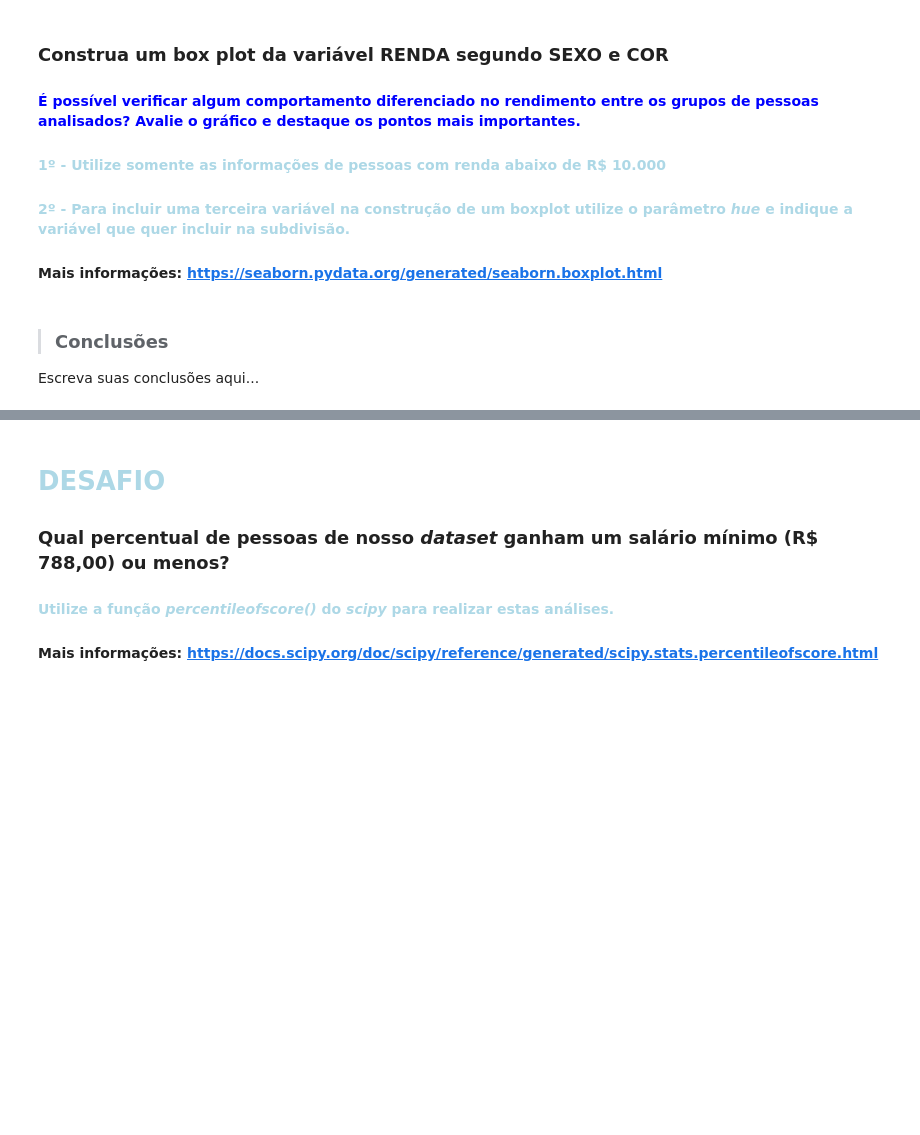
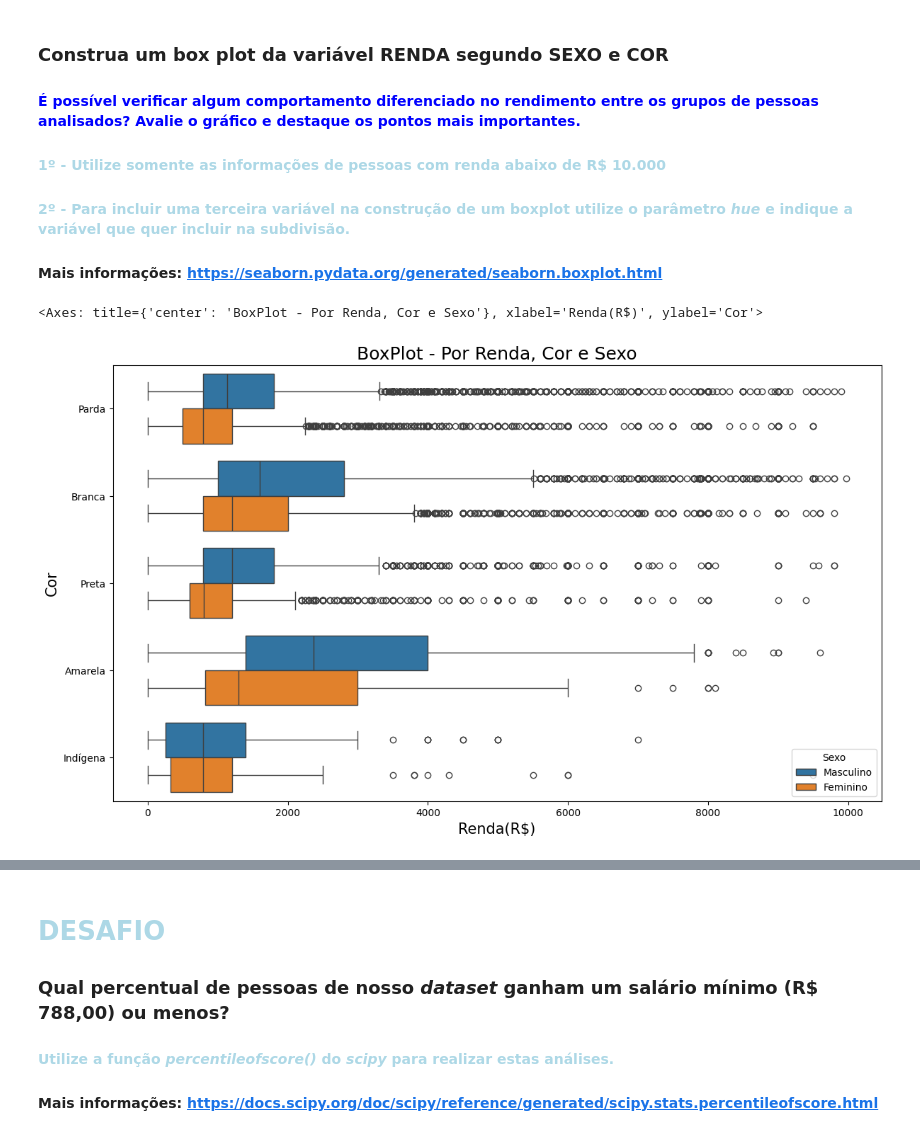
Before and after one commit to DiogoWorkGit/Python_Notebooks, a Jupyter notebook: Notebooks/EXERCICIOS - ANALISE DESCRITIVA 1.ipynb, the cells around one changed output, grey strips where cells are left out. Saved outputs shown, nothing was run; the diff lists cells and outputs as text; code cells hidden in the pictures; blank space fills up the shorter version.

Commit message:
Alter

```diff
--- a/Notebooks/EXERCICIOS - ANALISE DESCRITIVA 1.ipynb
+++ b/Notebooks/EXERCICIOS - ANALISE DESCRITIVA 1.ipynb
@@ -481,7 +580,18 @@ Escreva suas conclusões aqui...
 #### <font color='lightblue'>1º - Utilize somente as informações de pessoas com renda abaixo de R$ 10.000</font>
 #### <font color='lightblue'>2º - Para incluir uma terceira variável na construção de um boxplot utilize o parâmetro <i>hue</i> e indique a variável que quer incluir na subdivisão.</font>
 #### Mais informações: https://seaborn.pydata.org/generated/seaborn.boxplot.html
-# %% [markdown]
-> ### Conclusões
-
-Escreva suas conclusões aqui...
+# %%
+ax = sns.boxplot(x= 'Renda',
+                 y='Cor',
+                 data= dados_nomes_alterados.query('Renda <10000'),
+                 hue= 'Sexo',
+                 orient='h')
+ax.figure.set_size_inches(14, 8)
+ax.set_title('BoxPlot - Por Renda, Cor e Sexo', fontsize= 18)
+ax.set_ylabel('Cor', fontsize=15)
+ax.set_xlabel('Renda(R$)', fontsize=15)
+
+ax
+# %% [output]
+<Axes: title={'center': 'BoxPlot - Por Renda, Cor e Sexo'}, xlabel='Renda(R$)', ylabel='Cor'>
+[figure, added]
```
Also changed, not shown: parts of 20 cells of this notebook.
